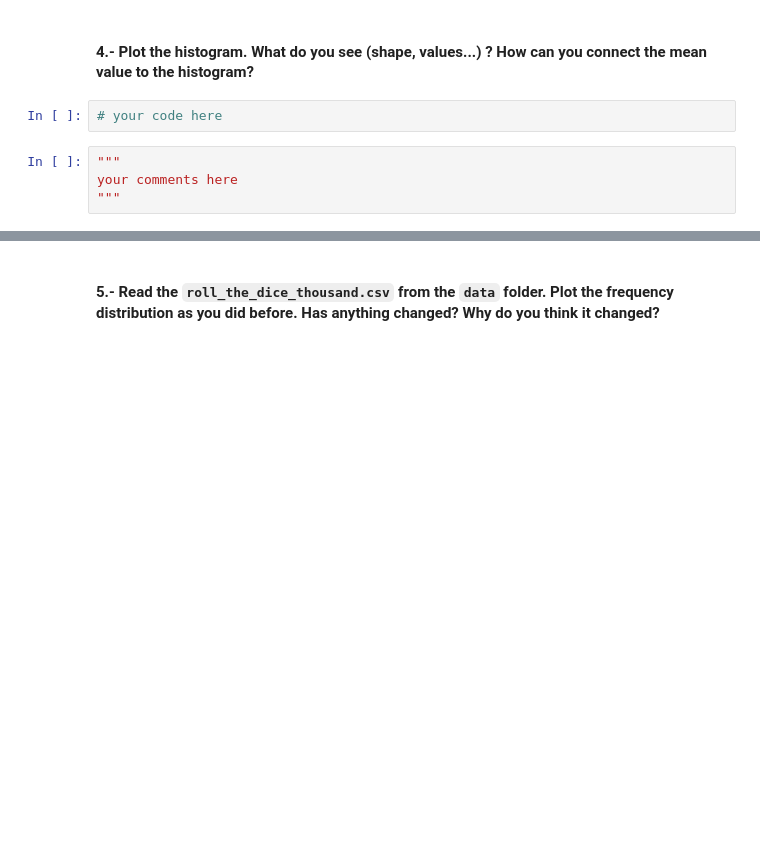
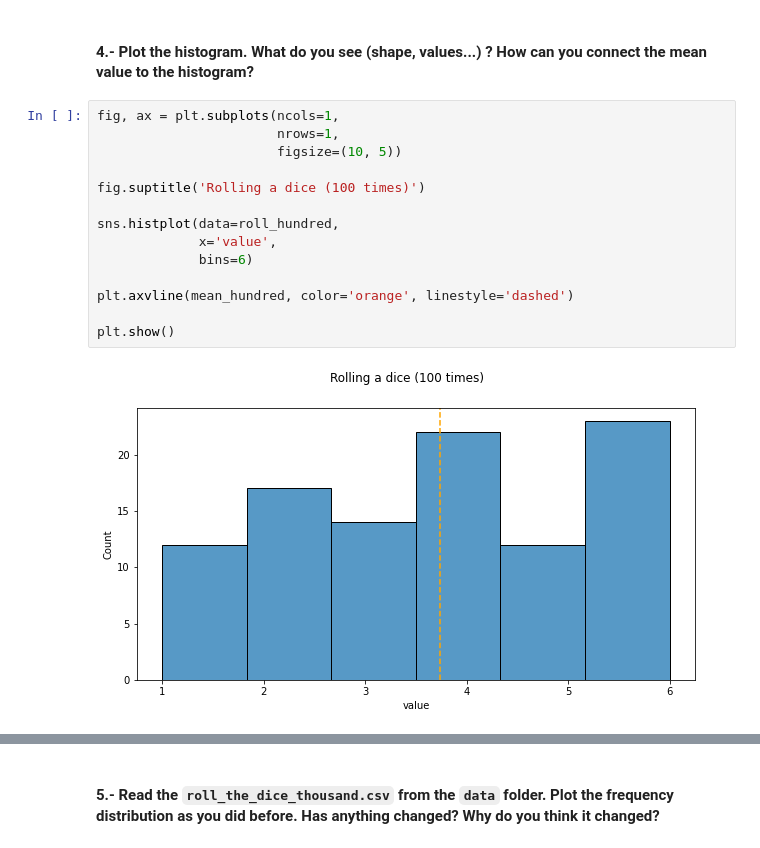
Before and after one commit to elvestevez/dataptmad0522_labs, a Jupyter notebook: module-2/understanding-descriptive-stats/your-code/main.ipynb, the cells around one changed output, grey strips where cells are left out. Drawn from its saved outputs; the diff is of its cells as text; blank space fills up the shorter version.

```diff
--- a/module-2/understanding-descriptive-stats/your-code/main.ipynb
+++ b/module-2/understanding-descriptive-stats/your-code/main.ipynb
@@ -285,8 +260,18 @@ mean is: 3.74
 # %% [markdown]
 #### 4.- Plot the histogram. What do you see (shape, values...) ? How can you connect the mean value to the histogram?
-# %%
-# your code here
-# %%
-"""
-your comments here
-"""
+# %%
+fig, ax = plt.subplots(ncols=1,
+                       nrows=1,
+                       figsize=(10, 5))
+
+fig.suptitle('Rolling a dice (100 times)')
+
+sns.histplot(data=roll_hundred,
+             x='value',
+             bins=6)
+
+plt.axvline(mean_hundred, color='orange', linestyle='dashed')
+
+plt.show()
+# %% [output]
+[figure, added]
```
Also changed, not shown: parts of 61 cells of this notebook.
